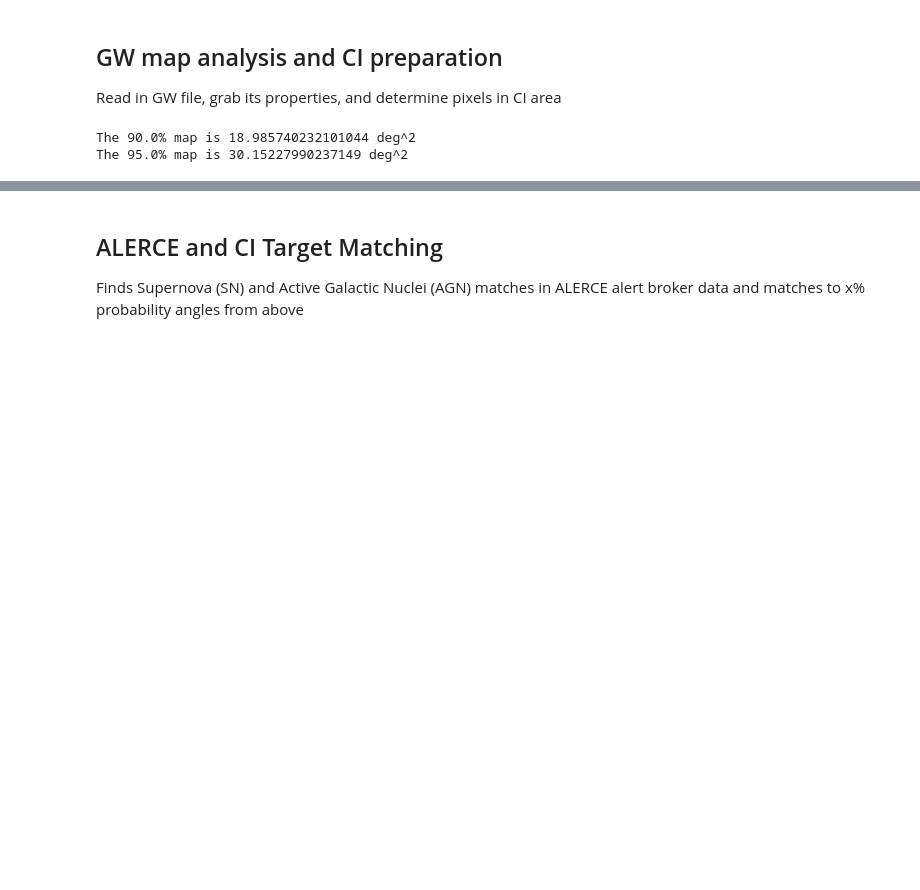
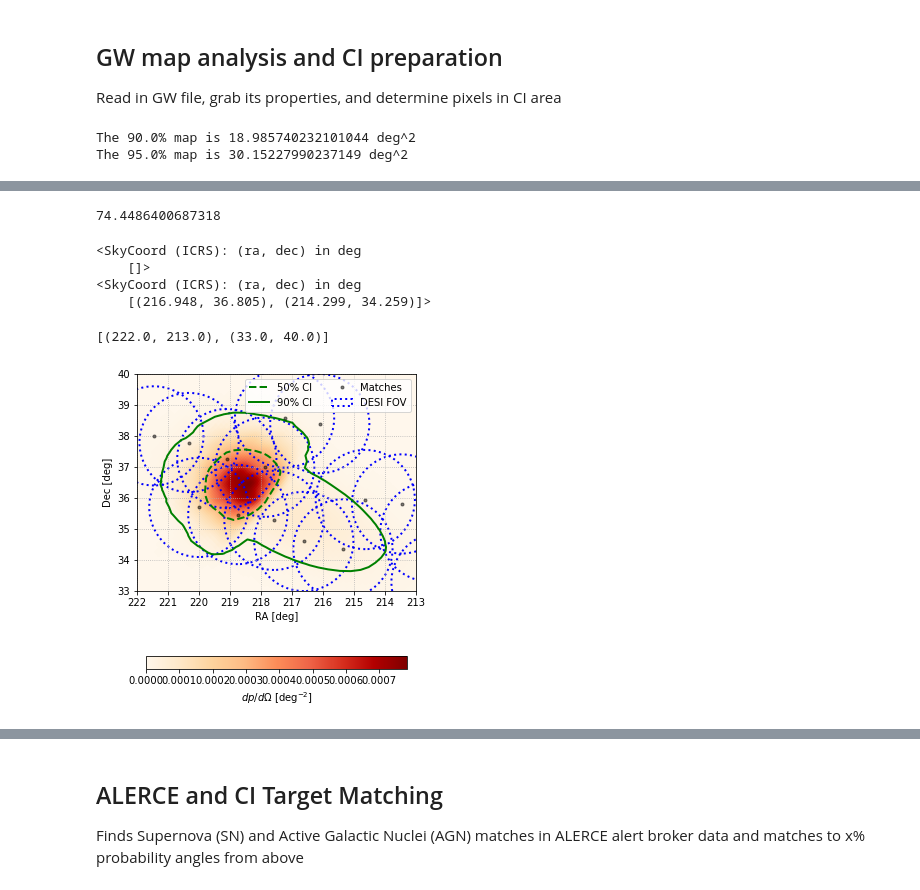
Before and after one commit to desihub/timedomain, a Jupyter notebook: gwtarget/GW_transient_compare.ipynb, the cells around one changed output, grey strips where cells are left out. Drawn from its saved outputs; the diff is of its cells as text; code cells hidden in the pictures; blank space fills up the shorter version.

```diff
--- a/gwtarget/GW_transient_compare.ipynb
+++ b/gwtarget/GW_transient_compare.ipynb
@@ -23,6 +23,12 @@ from astropy import units as u
 from astropy.coordinates import SkyCoord, match_coordinates_sky, Angle
 from astropy.time import Time
 
+try:
+    from astropy_healpix import HEALPix
+except:
+    !{sys.executable} -m pip install --user astropy-healpix
+    from astropy_healpix import HEALPix
+
 from gw_skymap import plot_mollmap, compute_quantiles, compute_contours #, plot_cartmap
 from desitarget import io, cuts
 from desispec.io import read_spectra, write_spectra
@@ -35,6 +41,7 @@ import numpy as np
 import pandas as pd
 from glob import glob
 import sys
+import subprocess
 
 import sqlite3
 import os
@@ -48,6 +55,9 @@ global color_band
 color_band = "r"
 global today
 today = Time.now()
+
+global tile_rad
+tile_rad = 1.6*u.deg
 # %%
 gwfile = '/global/homes/p/portmanm/GW190412_combined_skymap.fits.gz' #'skymaps/GW200115_bayestar.fits.gz'
 #gwfile = '/global/homes/p/portmanm/GW170817_combined_skymap.fits.gz'
@@ -59,2 +143,5 @@ gw_mjd = mjd
+# %%
+tiles_path = "/global/cfs/cdirs/desi/survey/ops/surveyops/trunk/ops/tiles-main.ecsv"
+tile_info = Table.read(tiles_path)
 # %% [markdown]
 ## Some function definitions which are hopefully self-explanatory
@@ -531,0 +1161,36 @@ The 95.0% map is 30.15227990237149 deg^2
+# %%
+total = 0
+for k,v in best_coord_ids_15.items():
+    total += np.sum(v['PROB_COVERED'])
+
+print(total)
+# %% [output]
+74.4486400687318
+# %%
+#print(best_coord_ids_15['DARK'])
+best_coord = {}
+p_name = 'DARK'
+best_coord[p_name] = SkyCoord(best_coord_ids_15[p_name]['RA']*u.deg, best_coord_ids_15[p_name]['DEC']*u.deg)
+#print(best_coord[p_name])
+p_name = 'BRIGHT'
+best_coord[p_name] = SkyCoord(best_coord_ids_15[p_name]['RA']*u.deg, best_coord_ids_15[p_name]['DEC']*u.deg)
+print(best_coord[p_name])
+p_name = 'BACKUP'
+#print(best_coord_ids_15[p_name])
+best_coord[p_name] = SkyCoord(best_coord_ids_15[p_name]['RA']*u.deg, best_coord_ids_15[p_name]['DEC']*u.deg)
+print(best_coord[p_name])
+# %% [output]
+<SkyCoord (ICRS): (ra, dec) in deg
+    []>
+<SkyCoord (ICRS): (ra, dec) in deg
+    [(216.948, 36.805), (214.299, 34.259)]>
+# %%
+p_name = 'DARK'
+fig = plot_cartmap_tiles(gwfile, tile_ra = [218.9,217.5], tile_dec = [36.6,35.8],
+                         targ_ra = best_coord[p_name].ra.deg, targ_dec = best_coord[p_name].dec.deg,
+                         angsize = 5, program_names = [])
+ax = fig.gca()
+ax.set(xlim=(222, 213), ylim=(33,40))
+# %% [output]
+[(222.0, 213.0), (33.0, 40.0)]
+[figure, added]
```
Also changed, not shown: parts of 25 cells of this notebook, 2 other files.
